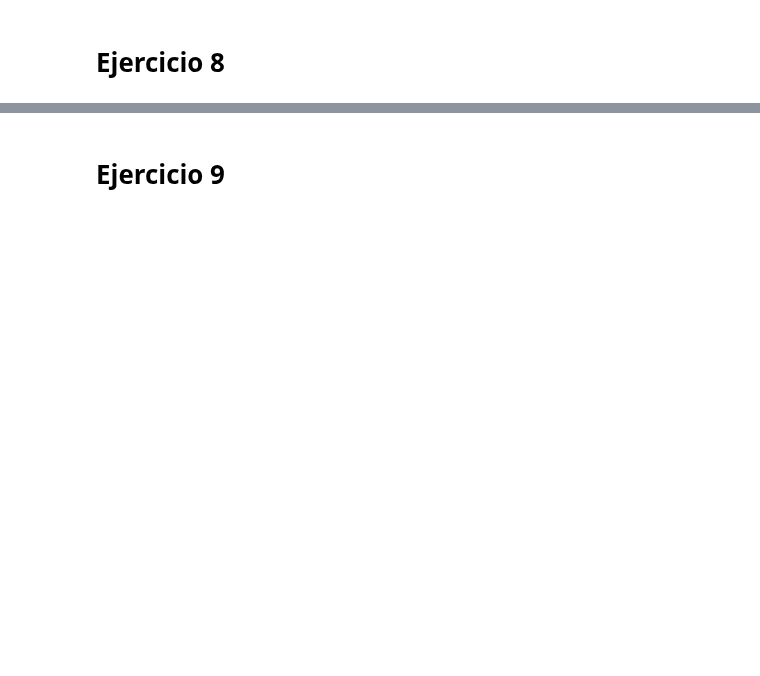
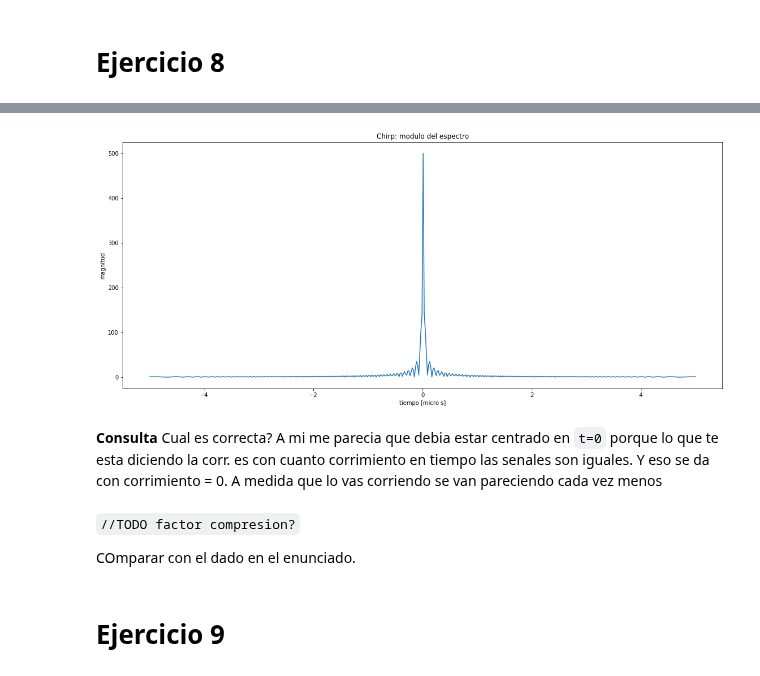
Before and after one commit to rozanecm/6674_tpFinal, a Jupyter notebook: notebooks/Ejercicios.ipynb, the cells around one changed output, grey strips where cells are left out. Drawn from its saved outputs; the diff is of its cells as text; code cells hidden in the pictures; blank space fills up the shorter version.

```diff
--- a/notebooks/Ejercicios.ipynb
+++ b/notebooks/Ejercicios.ipynb
@@ -380,2 +398,21 @@ Similar a lo que sucede en la convolución, donde la transformada de Fourier de
+# %%
+fig = plt.figure(figsize=(19,8))
+
+plt.plot(np.linspace(-(T_rg/2)*1e6, (T_rg/2)*1e6, len(autocorr)),abs(autocorr))
+plt.title('Chirp: modulo del espectro')
+plt.xlabel('tiempo [micro s]')
+plt.ylabel('magnitud')
+
+plt.savefig('../res/08 - modulo autocorrelacion v2.png')
+plt.show();
+# %% [output]
+[figure, added]
+# %% [markdown]
+**Consulta**
+Cual es correcta? A mi me parecia que debia estar centrado en `t=0` porque lo que te esta diciendo la corr. es con cuanto corrimiento en tiempo las senales son iguales. Y eso se da con corrimiento = 0. A medida que lo vas corriendo se van pareciendo cada vez menos
+# %% [markdown]
+`//TODO factor compresion?`
+
+COmparar con el dado en el enunciado.
 # %% [markdown]
 # Ejercicio 9
```
Also changed, not shown: parts of 17 cells of this notebook, 6 other files.
